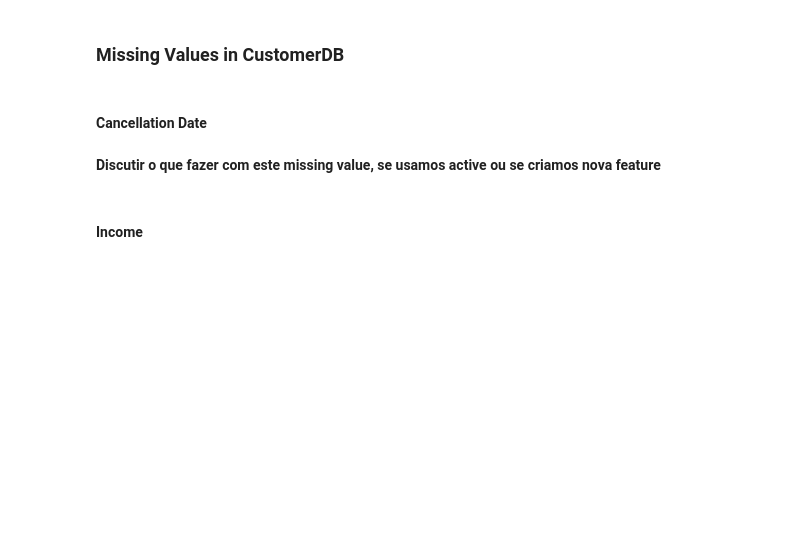
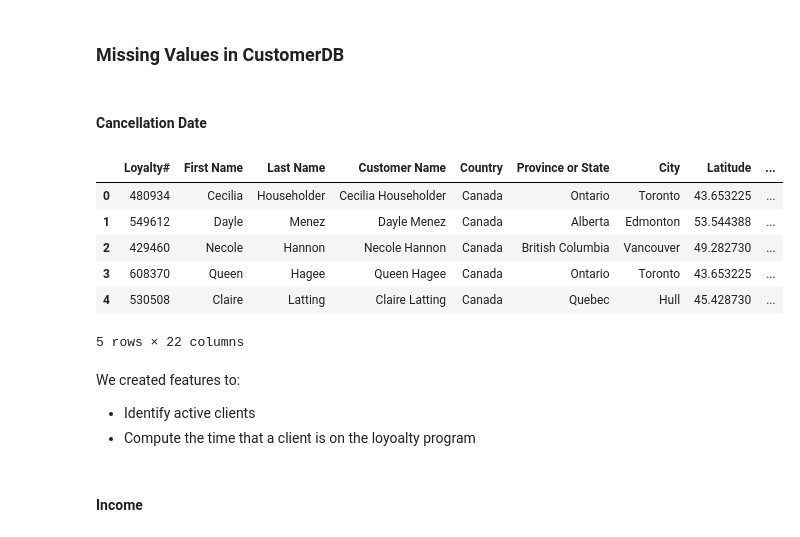
Before and after one commit to calcoafrancisca/Group-39---DM---Part2, a Jupyter notebook: Group39_EDA_Code.ipynb, the cells around one changed output. Saved outputs shown, nothing was run; the diff lists cells and outputs as text; code cells hidden in the pictures; blank space fills up the shorter version.

Commit message:
Added Time on program feature and identified patttn of 853 days for negative time on program

```diff
--- a/Group39_EDA_Code.ipynb
+++ b/Group39_EDA_Code.ipynb
@@ -363,12 +565,29 @@ plt.show()
 ### Missing Values in CustomerDB
 # %% [markdown]
 #### Cancellation Date
+# %%
+# Create new feature Cancelled (Y/N): if CancellationDate is null then Cancelled is "N" else "Y"
+CustomerDB['Cancelled'] = np.where(CustomerDB['CancellationDate'].isna(), 'N', 'Y')
+# %%
+# create new feature called Time on Program which is the time between EnrollmentDateOpening and  CancellationDate.
+# if CancellationDate is not null the compute the difference between EnrollmentDateOpening and CancellationDate
+# if CancellationDate is null assume the current date is the max date of EnrollmentDateOpening
+max_date = CustomerDB['EnrollmentDateOpening'].max()
+CustomerDB['Time on Program'] = np.where(CustomerDB['CancellationDate'].isna(), max_date  - CustomerDB['EnrollmentDateOpening'], CustomerDB['CancellationDate'] - CustomerDB['EnrollmentDateOpening'])
 # %%
-CustomerDB = CustomerDB.copy()
-CustomerDB['CancellationDate'] = CustomerDB['CancellationDate'].fillna('Active')
 CustomerDB.head()
+# %% [output]
+|  | Loyalty# | First Name | Last Name | Customer Name | Country | Province or State | City | Latitude | ... |
+| 0 | 480934 | Cecilia | Householder | Cecilia Householder | Canada | Ontario | Toronto | 43.653225 | ... |
+| 1 | 549612 | Dayle | Menez | Dayle Menez | Canada | Alberta | Edmonton | 53.544388 | ... |
+| 2 | 429460 | Necole | Hannon | Necole Hannon | Canada | British Columbia | Vancouver | 49.282730 | ... |
+| 3 | 608370 | Queen | Hagee | Queen Hagee | Canada | Ontario | Toronto | 43.653225 | ... |
+| 4 | 530508 | Claire | Latting | Claire Latting | Canada | Quebec | Hull | 45.428730 | ... |
+5 rows × 22 columns
 # %% [markdown]
-**Discutir o que fazer com este missing value, se usamos active ou se criamos nova feature**
+We created features to:
+- Identify active clients
+- Compute the time that a client is on the loyoalty program
 # %% [markdown]
 #### Income
 # %%
```
Also changed, not shown: parts of 43 cells of this notebook, 2 other files.
